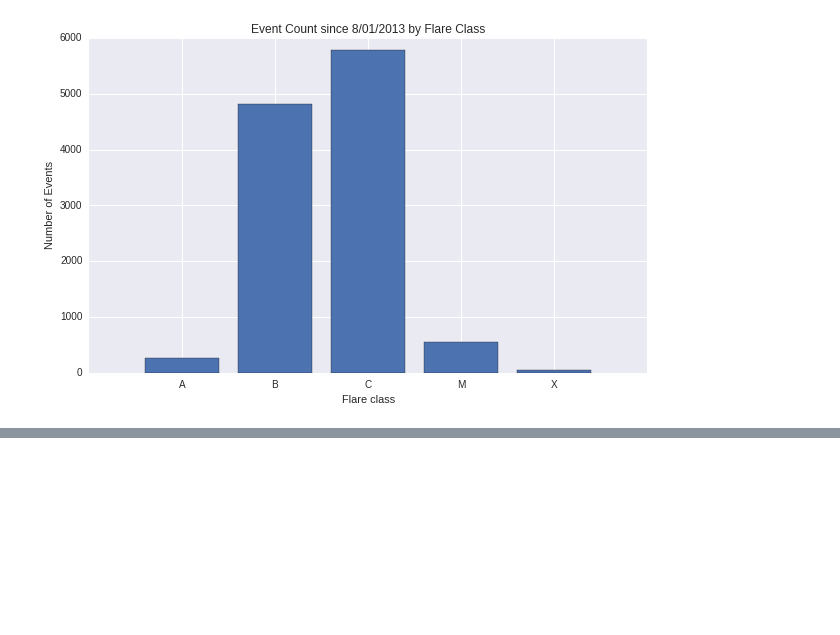
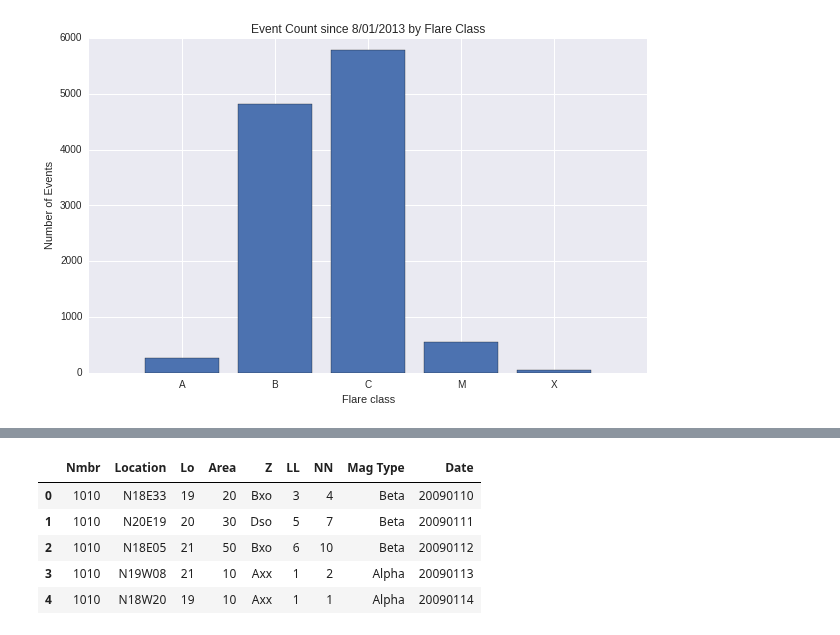
Before and after one commit to Nschanche/Flare_peaks, a Jupyter notebook: flare_project.ipynb, the cells around one changed output, grey strips where cells are left out. Drawn from its saved outputs; the diff is of its cells as text; code cells hidden in the pictures; blank space fills up the shorter version.

```diff
--- a/flare_project.ipynb
+++ b/flare_project.ipynb
@@ -456,3 +459,12 @@ from IPython.display import YouTubeVideo
 YouTubeVideo('-wEh-mFcEHY')
 # %% [output]
 [interactive output not drawn]
+# %%
+get_sunspots(2009).head()
+# %% [output]
+|  | Nmbr | Location | Lo | Area | Z | LL | NN | Mag Type | Date |
+| 0 | 1010 | N18E33 | 19 | 20 | Bxo | 3 | 4 | Beta | 20090110 |
+| 1 | 1010 | N20E19 | 20 | 30 | Dso | 5 | 7 | Beta | 20090111 |
+| 2 | 1010 | N18E05 | 21 | 50 | Bxo | 6 | 10 | Beta | 20090112 |
+| 3 | 1010 | N19W08 | 21 | 10 | Axx | 1 | 2 | Alpha | 20090113 |
+| 4 | 1010 | N18W20 | 19 | 10 | Axx | 1 | 1 | Alpha | 20090114 |
```
Also changed, not shown: parts of 5 cells of this notebook.
